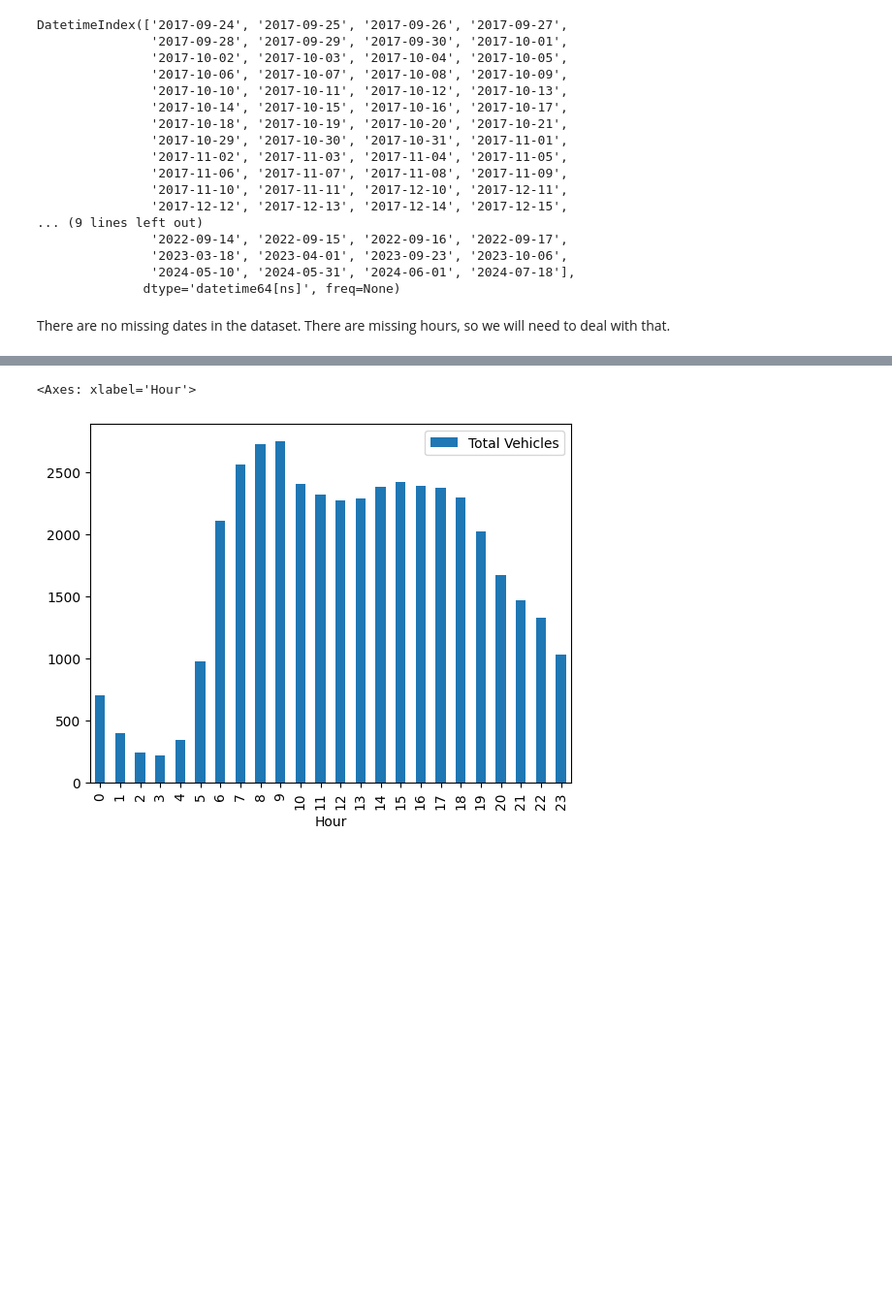
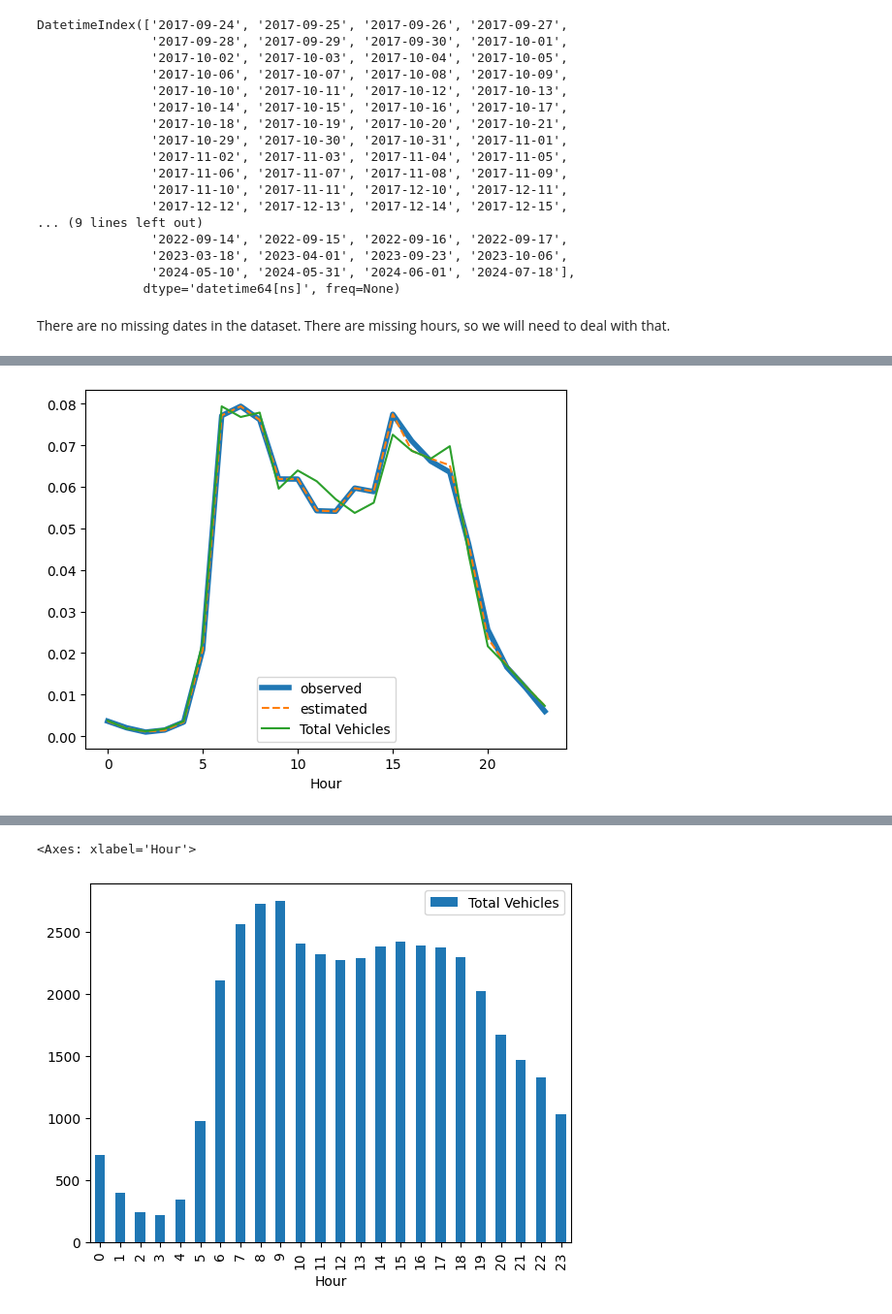
Before and after one commit to jacobf18/Dist-NN, a Jupyter notebook: mta_data.ipynb, the cells around one changed output, grey strips where cells are left out. Shown at 97% size. Cells and saved outputs as stored; diff of their text form; code cells hidden in the pictures; blank space fills up the shorter version.

Commit message:
added euclidean and non-normalized examples

```diff
--- a/mta_data.ipynb
+++ b/mta_data.ipynb
@@ -98,0 +155,12 @@ groupby_date[groupby_date < 24].dropna()
+# %%
+ppf_dict = dict()
+for key, value in data_dict.items():
+    if value is None:
+        ppf_dict[key] = None
+        continue
+    if len(value) == 0:
+        ppf_dict[key] = None
+        continue
+    value = value / value.sum()
+    ppf = partial(discrete_quantile, value.index.to_numpy(), value.cumsum().values.flatten())
+    ppf_dict[key] = ppf
@@ -98,0 +198,69 @@ groupby_date[groupby_date < 24].dropna()
+# %%
+def get_barycenter(key, ppf_dict, neighbors):
+    (_, _), (week_number, year) = key
+    neighbor_ppfs = []
+    for neighbor_key in neighbors:
+        plaza_id2, weekday2 = neighbor_key
+        if ppf_dict.get(((plaza_id2, weekday2), (week_number, year))) is not None:
+            neighbor_ppfs.append(ppf_dict[((plaza_id2, weekday2), (week_number, year))])
+    return lambda x: np.mean([ppf(x) for ppf in neighbor_ppfs])
+
+def get_neighbors(key, data_dict, dists, dist_threshold):
+    neighbors = []
+    for key2, value in dists.items():
+        if key2 == key[0]:
+            continue
+        if data_dict.get((key2, key[1])) is None:
+            continue
+        if len(data_dict.get((key2, key[1]))) == 0:
+            continue
+        if np.mean(value) < dist_threshold:
+            neighbors.append(key2)
+    return neighbors
+
+def get_estimate_discrete_dist(key, ppf_dict, dists, dist_threshold):
+    neighbors = get_neighbors(key, data_dict, dists, dist_threshold)
+    if ppf_dict.get(key) is not None:
+        neighbors.append(key[0])
+    estimate_ppf = get_barycenter(key, ppf_dict, neighbors)
+    x = np.linspace(0, 0.999999, 10000)
+    y = [estimate_ppf(i) for i in x]
+
+    barycenter_cumsum = np.interp(list(range(24)), y, x)
+    return [barycenter_cumsum[0]] + np.diff(barycenter_cumsum).tolist()
+
+from hyperopt import hp, tpe, fmin
+
+def evaluate_dist_threshold(key, ppf_dict, dists, dist_threshold):
+    neighbors = get_neighbors(key, data_dict, dists, dist_threshold)
+    if len(neighbors) == 0: # if no neighbors, return high number
+        return 100
+    observed_ppf = ppf_dict[key] # observed ppf
+    est_ppf = get_barycenter(key, ppf_dict, neighbors) # estimated ppf
+    return wasserstein2(observed_ppf, est_ppf) # return wasserstein distance
+
+def optimize_dist_threshold(key, ppf_dict, dists):
+    def obj(dist_threshold):
+        return evaluate_dist_threshold(key=key, ppf_dict=ppf_dict, dists=dists, dist_threshold=dist_threshold)
+
+    best_eta = fmin(fn=obj, verbose = True, space=hp.uniform('eta', 0.0001, 10.0), algo=tpe.suggest, max_evals=100)
+    return best_eta['eta']
+
+key = ((24, 2), (36, 2017))
+dist_threshold = optimize_dist_threshold(key, ppf_dict, dists)
+print(f'Distance Threshold: {dist_threshold}')
+neighbors = get_neighbors(key, data_dict, dists, dist_threshold)
+print(f'Number of neighbors (including self): {len(neighbors) + 1}')
+plt.figure()
+plt.plot(range(24), (data_dict[key] / data_dict[key].sum()).values, label='observed', linewidth=4)
+est_dist = get_estimate_discrete_dist(key, ppf_dict, dists, dist_threshold)
+plt.plot(range(24), est_dist, label='estimated', linestyle='--')
+ax = plt.gca()
+for neighbor in neighbors:
+    normalized_dict.get((neighbor, key[1])).plot(ax=ax)
+# for dist_threshold in np.linspace(0.1, 10, 5):
+#     est_dist = get_estimate_discrete_dist(key, ppf_dict, dists, dist_threshold)
+#     plt.plot(range(24), est_dist, label=f'{dist_threshold}')
+plt.legend()
+plt.show()
+# %% [output]
@@ -98,0 +269 @@ groupby_date[groupby_date < 24].dropna()
+[figure, added]
```
Also changed, not shown: parts of 19 cells of this notebook.
